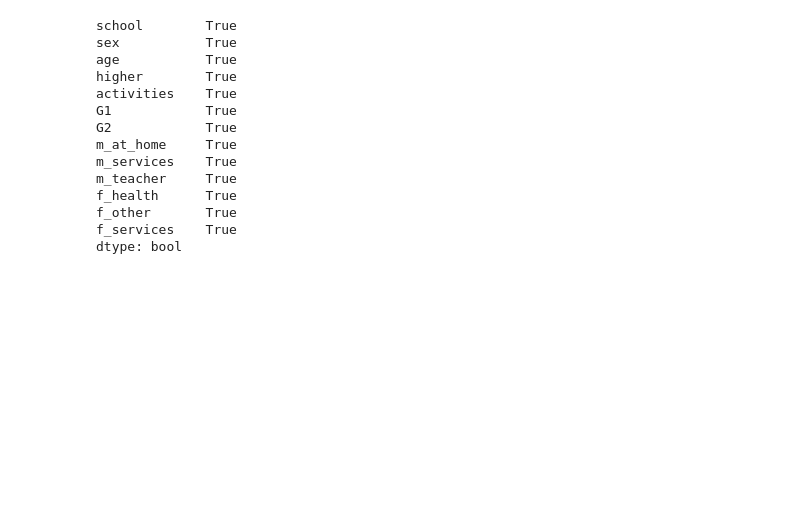
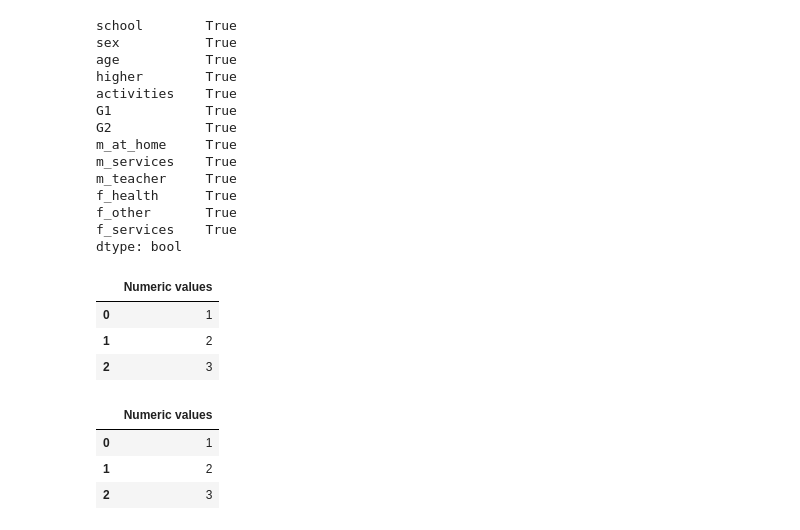
Before and after one commit to MishkaKnizhka98/Project, a Jupyter notebook: Untitled.ipynb, the cells around one changed output. Cells and saved outputs as stored; diff of their text form; code cells hidden in the pictures; blank space fills up the shorter version.

Commit message:
Modified test_dummy_matrices_do_not_change_data_with_numeric_values()

```diff
--- a/Untitled.ipynb
+++ b/Untitled.ipynb
@@ -238,3 +238,18 @@ f_health      True
 f_other       True
 f_services    True
 dtype: bool
+# %%
+x_num = pd.DataFrame([1, 2, 3], columns = ["Numeric values"])
+x_num
+# %% [output]
+|  | Numeric values |
+| 0 | 1 |
+| 1 | 2 |
+| 2 | 3 |
+# %%
+mf.dummy_matrices(x_num)
+# %% [output]
+|  | Numeric values |
+| 0 | 1 |
+| 1 | 2 |
+| 2 | 3 |
```
Also changed, not shown: parts of 4 cells of this notebook, 1 other file.
